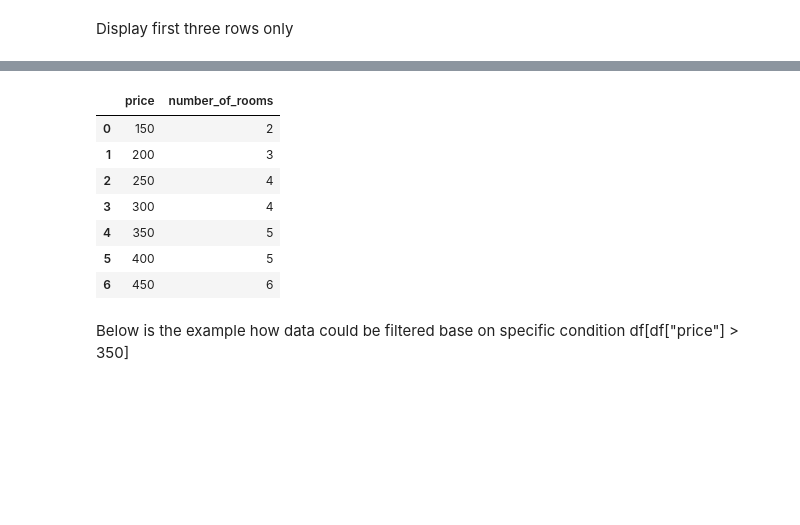
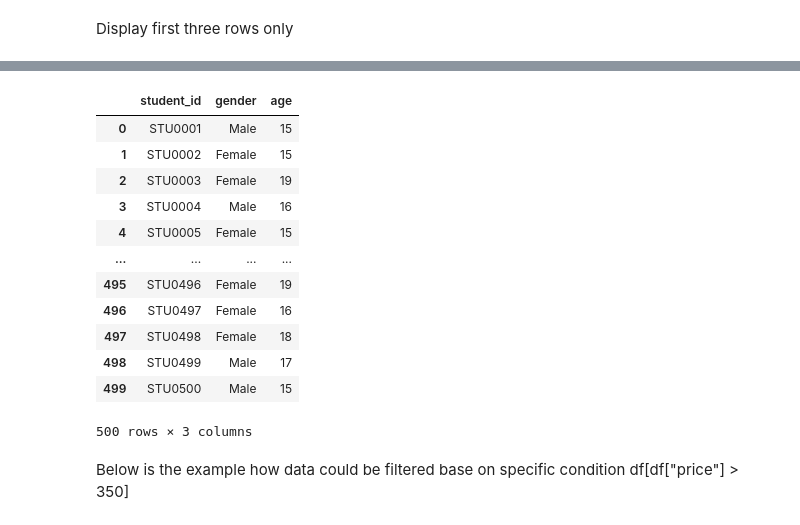
Before and after one commit to pravin02/machine-learning, a Jupyter notebook: data-processing/data-processing.ipynb, the cells around one changed output, grey strips where cells are left out. Cells and saved outputs as stored; diff of their text form; code cells hidden in the pictures; blank space fills up the shorter version.

```diff
--- a/data-processing/data-processing.ipynb
+++ b/data-processing/data-processing.ipynb
@@ -4,7 +4,7 @@ This Program demonstrates how panda library could be used to read different file
 import pandas as pd
 
 try:
-    df = pd.read_csv("../dataset/sample.csv")
+    df = pd.read_csv("../dataset/student_performance.csv")
 except Exception as e:
     print(f"Exception: {e}")
 
@@ -43,14 +52,19 @@ Name: price, dtype: int64
 # %%
-df[["price", "number_of_rooms"]]
+df[["student_id", "gender", "age"]]
 # %% [output]
-|  | price | number_of_rooms |
-| 0 | 150 | 2 |
-| 1 | 200 | 3 |
-| 2 | 250 | 4 |
-| 3 | 300 | 4 |
-| 4 | 350 | 5 |
-| 5 | 400 | 5 |
-| 6 | 450 | 6 |
+|  | student_id | gender | age |
+| 0 | STU0001 | Male | 15 |
+| 1 | STU0002 | Female | 15 |
+| 2 | STU0003 | Female | 19 |
+| 3 | STU0004 | Male | 16 |
+| 4 | STU0005 | Female | 15 |
+| ... | ... | ... | ... |
+| 495 | STU0496 | Female | 19 |
+| 496 | STU0497 | Female | 16 |
+| 497 | STU0498 | Female | 18 |
+| 498 | STU0499 | Male | 17 |
+| 499 | STU0500 | Male | 15 |
+500 rows × 3 columns
 # %% [markdown]
 Below is the example how data could be filtered base on specific condition
 df[df["price"] > 350]
```
Also changed, not shown: parts of 12 cells of this notebook.
